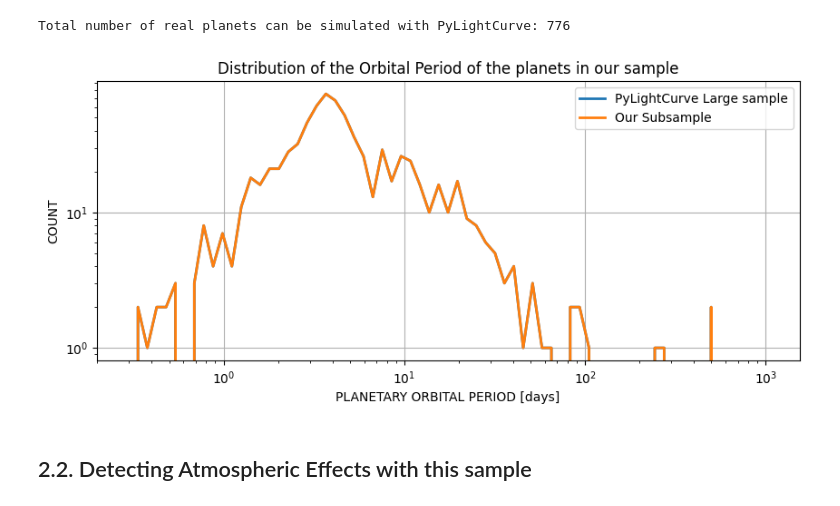
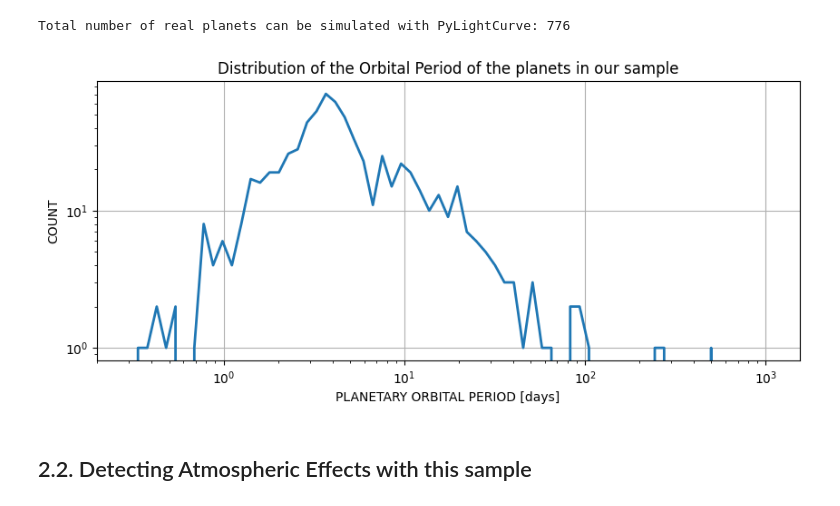
Before and after one commit to thangvictory/Computational_Astrobiology_Tutorial, a Jupyter notebook: Astrobiology_PROJECT.ipynb, the cells around one changed output. Drawn from its saved outputs; the diff is of its cells as text; code cells hidden in the pictures.

```diff
--- a/Astrobiology_PROJECT.ipynb
+++ b/Astrobiology_PROJECT.ipynb
@@ -298,7 +298,7 @@ print("Total number of real planets can be simulated with PyLightCurve:",num_pla
 Total number of real planets can be simulated with PyLightCurve: 776
 # %%
 # Get a subsample of the planets for our study
-num_used_planets = 500
+num_used_planets = 694
 random.seed(500)
 rand_index = np.array(random.sample(range(0, num_planets), num_used_planets))     # Get a set of random index
                                                                                   # to extract from the large sample
@@ -325,19 +325,19 @@ def plot_hist(dat,bins,label):
 # %%
 # Plot the distribution of the period of the planets in our sample versus the whole PyLightCurve sample
 plt.figure(figsize=(10,4))
 bins = np.logspace(np.log10(np.min(PERIOD_whole_data)), np.log10(np.max(PERIOD_whole_data)),70)
-plot_hist(PERIOD_whole_data,bins,'PyLightCurve Large sample')
+# plot_hist(PERIOD_whole_data,bins,'PyLightCurve Large sample')
 plot_hist(PERIOD_sample,bins,'Our Subsample')
-plt.legend()
+# plt.legend()
 plt.title('Distribution of the Orbital Period of the planets in our sample')
 plt.xlabel('PLANETARY ORBITAL PERIOD [days]')
 plt.ylabel('COUNT')
 plt.grid()
 plt.xscale('log')
 plt.yscale('log')
 plt.show()
 # %% [output]
-[figure, old version]
+[figure, new version]
 # %% [markdown]
 ## 2.2. Detecting Atmospheric Effects with this sample
 # %%
```
Also changed, not shown: parts of 4 cells of this notebook.
